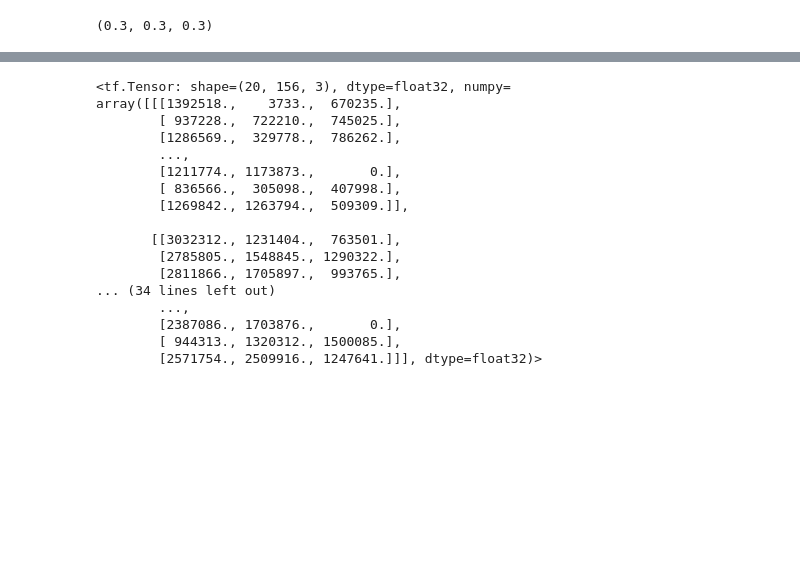
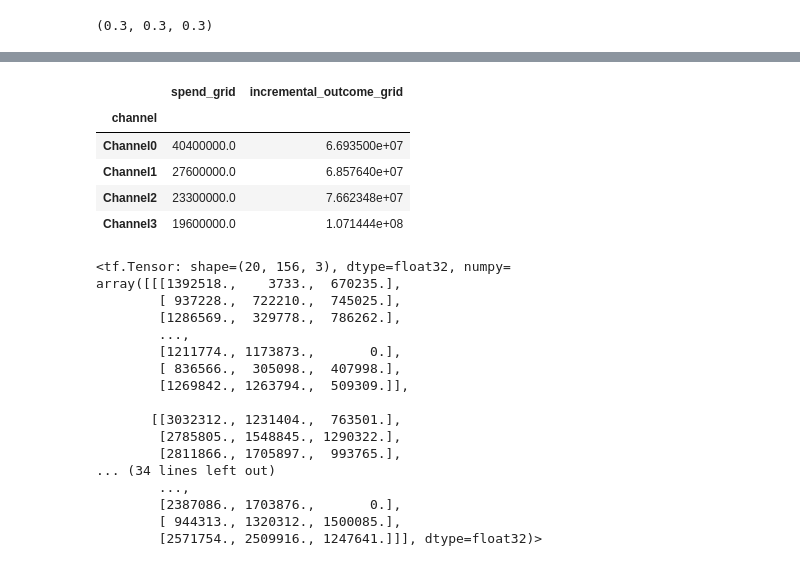
Before and after one commit to Mari1988/meridian, a Jupyter notebook: demo/Meridian_Optimizer_Demo.ipynb, the cells around one changed output, grey strips where cells are left out. Cells and saved outputs as stored; diff of their text form; code cells hidden in the pictures; blank space fills up the shorter version.

```diff
--- a/demo/Meridian_Optimizer_Demo.ipynb
+++ b/demo/Meridian_Optimizer_Demo.ipynb
@@ -534,3 +240,18 @@ if spend_constraint_upper is None:
 spend_constraint_default, spend_constraint_lower, spend_constraint_upper
 # %% [output]
 (0.3, 0.3, 0.3)
+# %%
+use_grid_arg = optimization_grid is not None and self._validate_grid(
+    new_data=new_data,
+    use_posterior=use_posterior,
+    start_date=start_date,
+    end_date=end_date,
+    budget=budget,
+    pct_of_spend=pct_of_spend,
+    spend_constraint_lower=spend_constraint_lower,
+    spend_constraint_upper=spend_constraint_upper,
+    gtol=gtol,
+    use_optimal_frequency=use_optimal_frequency,
+    use_kpi=use_kpi,
+    optimization_grid=optimization_grid,
+)
@@ -536,0 +262,16 @@ spend_constraint_default, spend_constraint_lower, spend_constraint_upper
+# %%
+if optimization_grid is None or not use_grid_arg:
+  optimization_grid = self.create_optimization_grid(
+      new_data=new_data,
+      start_date=start_date,
+      end_date=end_date,
+      budget=budget,
+      pct_of_spend=pct_of_spend,
+      spend_constraint_lower=spend_constraint_lower,
+      spend_constraint_upper=spend_constraint_upper,
+      gtol=gtol,
+      use_posterior=use_posterior,
+      use_kpi=use_kpi,
+      use_optimal_frequency=use_optimal_frequency,
+      batch_size=batch_size,
+  )
@@ -536,0 +292,11 @@ spend_constraint_default, spend_constraint_lower, spend_constraint_upper
+# %%
+mean_opt_results = optimization_grid.grid_dataset.mean(dim="grid_spend_index")
+# %%
+mean_opt_results.to_pandas()
+# %% [output]
+|  | spend_grid | incremental_outcome_grid |
+| channel |  |  |
+| Channel0 | 40400000.0 | 6.693500e+07 |
+| Channel1 | 27600000.0 | 6.857640e+07 |
+| Channel2 | 23300000.0 | 7.662348e+07 |
+| Channel3 | 19600000.0 | 1.071444e+08 |
```
Also changed, not shown: parts of 36 cells of this notebook, 26 other files.
